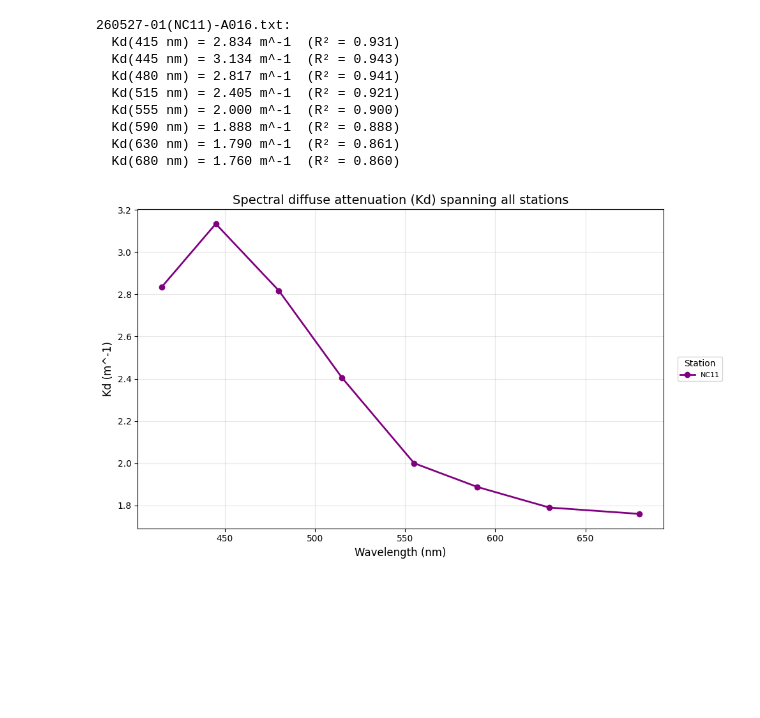
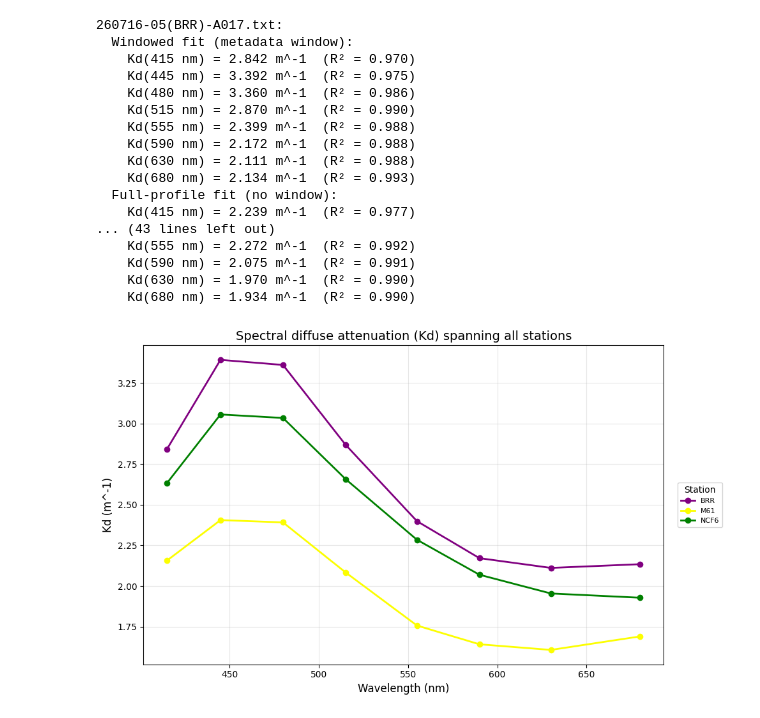
Before and after one commit to COAST-Lab/Sensing-Secchi-Disk, a Jupyter notebook: Jupyter_Notebooks/scripture.ipynb, the cells around one changed output. Cells and saved outputs as stored; diff of their text form; code cells hidden in the pictures; blank space fills up the shorter version.

```diff
--- a/Jupyter_Notebooks/scripture.ipynb
+++ b/Jupyter_Notebooks/scripture.ipynb
@@ -15,11 +15,13 @@ from pathlib import Path
 
 from scipy.stats import linregress
 
-# 05/27
+# 06/25
 # Datafiles
-data_dir = Path.cwd().parent / "CFRE" / "Cruise 1"
+data_dir = Path.cwd().parent / "CFRE" / "Cruise 8"
 files = [
-    data_dir / "260527-01(NC11)-A016.txt",
+    data_dir / "260716-05(BRR)-A017.txt",
+    data_dir / "260716-06(M61)-A017.txt",
+    data_dir / "260716-07(NCF6)-A017.txt",
 ]
 
 # Function to process a single SSD file
@@ -314,43 +558,60 @@ if len(all_data) > 0:
     # Get number of files to normalize the color gradient
     num_files = len(all_data)
 
     for idx, (filename, data) in enumerate(all_data.items()):
         Kd_values, wavelengths_Kd, R_squared = compute_kd_spectrum(data)
         if len(wavelengths_Kd) > 0:
             # Sort by wavelength
             sorted_idx = np.argsort(wavelengths_Kd)
             wl_sorted = np.array(wavelengths_Kd)[sorted_idx]
             kd_sorted = np.array(Kd_values)[sorted_idx]
 
             # Map day index to color gradient (0 to 1)
             color_pos = idx / (num_files - 1) if num_files > 1 else 0
             color = cmap(color_pos)
 
-            # Extract station name from filename (format: YYMMDD-xx(STATION)-AXXX.txt)
+            # Extract station name from filename
             mobj = re.search(r"\(([^)]+)\)", filename)
             station = mobj.group(1) if mobj else filename
             plt.plot(wl_sorted, kd_sorted, 'o-', color=color, label=station, linewidth=2)
 
-            # Print Kd values
+            # Print windowed-fit results
             print(f"\n{filename}:")
+            print("  Windowed fit (metadata window):")
             for wl, kd, r2 in zip(wavelengths_Kd, Kd_values, R_squared):
-                print(f"  Kd({wl:3d} nm) = {kd:.3f} m^-1  (R² = {r2:.3f})")
+                print(f"    Kd({wl:3d} nm) = {kd:.3f} m^-1  (R² = {r2:.3f})")
+
+            # Print full-profile fit (for comparison)
+            print("  Full-profile fit (no window):")
+            for wl in wavelengths_Kd:
+                E_data = data[f"E{wl}nm_SS"]
+                kd_full, r2_full = compute_kd_for_wavelength(E_data, data['Depth_SS_L'])
+                if kd_full is not None:
+                    print(f"    Kd({wl:3d} nm) = {kd_full:.3f} m^-1  (R² = {r2_full:.3f})")
 
     plt.xlabel('Wavelength (nm)', fontsize=12)
     plt.ylabel('Kd (m^-1)', fontsize=12)
     plt.title('Spectral diffuse attenuation (Kd) spanning all stations', fontsize=14)
     plt.legend(fontsize=8, title='Station', title_fontsize=10, loc='center left', bbox_to_anchor=(1.02, 0.5))
     plt.grid(True, alpha=0.3)
     plt.tight_layout()
     plt.show()
 # %% [output]
-260527-01(NC11)-A016.txt:
-  Kd(415 nm) = 2.834 m^-1  (R² = 0.931)
-  Kd(445 nm) = 3.134 m^-1  (R² = 0.943)
-  Kd(480 nm) = 2.817 m^-1  (R² = 0.941)
-  Kd(515 nm) = 2.405 m^-1  (R² = 0.921)
-  Kd(555 nm) = 2.000 m^-1  (R² = 0.900)
-  Kd(590 nm) = 1.888 m^-1  (R² = 0.888)
-  Kd(630 nm) = 1.790 m^-1  (R² = 0.861)
-  Kd(680 nm) = 1.760 m^-1  (R² = 0.860)
+260716-05(BRR)-A017.txt:
+  Windowed fit (metadata window):
+    Kd(415 nm) = 2.842 m^-1  (R² = 0.970)
+    Kd(445 nm) = 3.392 m^-1  (R² = 0.975)
+    Kd(480 nm) = 3.360 m^-1  (R² = 0.986)
+    Kd(515 nm) = 2.870 m^-1  (R² = 0.990)
+    Kd(555 nm) = 2.399 m^-1  (R² = 0.988)
+    Kd(590 nm) = 2.172 m^-1  (R² = 0.988)
+    Kd(630 nm) = 2.111 m^-1  (R² = 0.988)
+    Kd(680 nm) = 2.134 m^-1  (R² = 0.993)
+  Full-profile fit (no window):
+    Kd(415 nm) = 2.239 m^-1  (R² = 0.977)
+... (43 lines left out)
+    Kd(555 nm) = 2.272 m^-1  (R² = 0.992)
+    Kd(590 nm) = 2.075 m^-1  (R² = 0.991)
+    Kd(630 nm) = 1.970 m^-1  (R² = 0.990)
+    Kd(680 nm) = 1.934 m^-1  (R² = 0.990)
-[figure, old version]
+[figure, new version]
```
Also changed, not shown: parts of 5 cells of this notebook, 3 other files.
